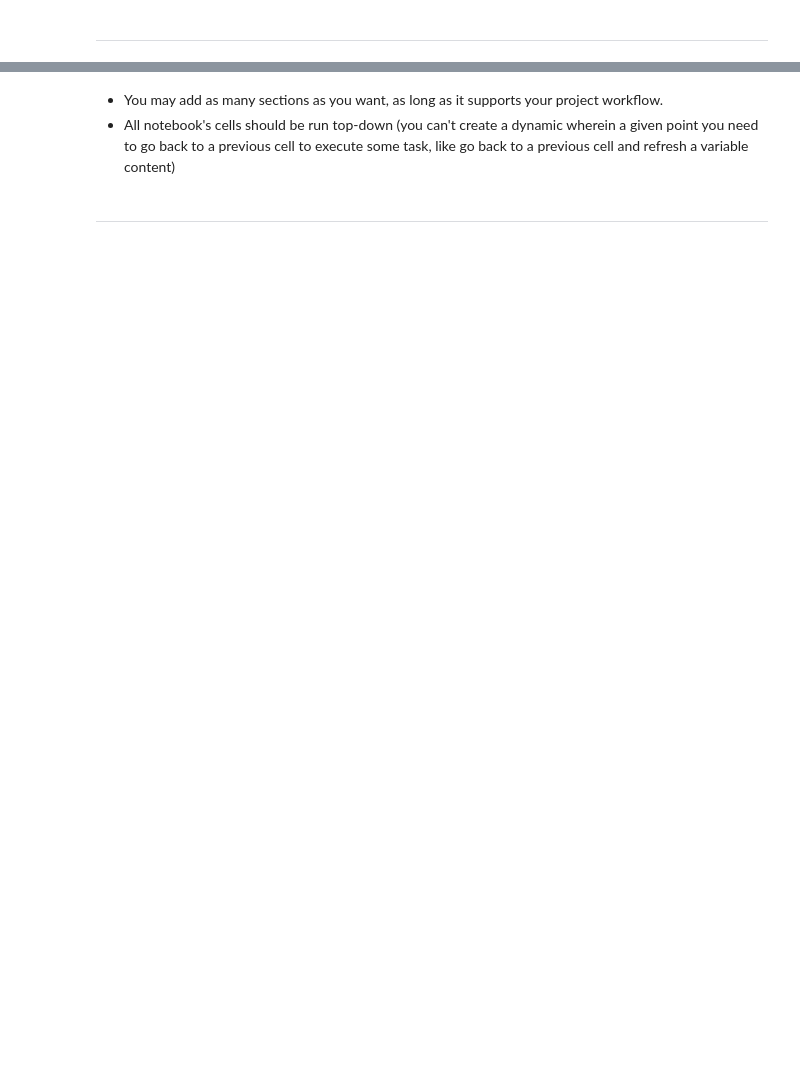
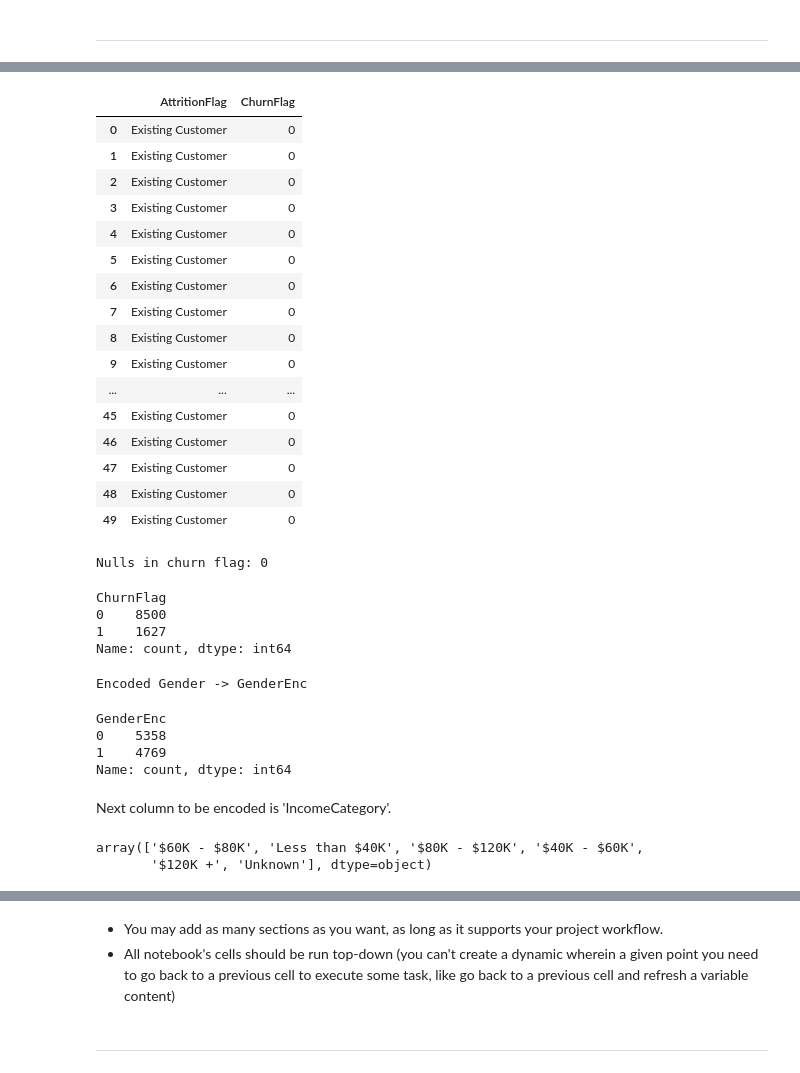
Before and after one commit to RNB1993/CreditCardChurn, a Jupyter notebook: jupyter_notebooks/ETL.ipynb, the cells around one changed output, grey strips where cells are left out. Cells and saved outputs as stored; diff of their text form; code cells hidden in the pictures; blank space fills up the shorter version.

```diff
--- a/jupyter_notebooks/ETL.ipynb
+++ b/jupyter_notebooks/ETL.ipynb
@@ -233,0 +246,17 @@ NOTE
+# %%
+#move away from DF_raw
+#start with renaming columns based on PascalCase standard  to improve readability and consistency going forward.”
+
+df = df_raw.copy()
+
+#renaming columns to PascalCase via for loop
+df.columns = [
+    "".join(word.capitalize() for word in c.strip().split("_"))
+    for c in df.columns
+]
+#checking renaming of columns
+print("Original Columns : ")
+print(df_raw.columns)
+
+print("Renamed Columns : ")
+df.columns
@@ -233,0 +303,57 @@ NOTE
+# %%
+TGT_COL = "AttritionFlag"
+CHURN_COL = "ChurnFlag"
+
+target_map = {
+    "Existing Customer": 0,
+    "Attrited Customer": 1
+}
+
+df[CHURN_COL] = df[TGT_COL].map(target_map)
+
+# Validation of new churn flag
+display(df[[TGT_COL, CHURN_COL]].head(50))
+#checking nulls in churn flag column
+print("Nulls in churn flag:", df[CHURN_COL].isna().sum())
+df[CHURN_COL].value_counts(dropna=False)
+# %% [output]
+|  | AttritionFlag | ChurnFlag |
+| 0 | Existing Customer | 0 |
+| 1 | Existing Customer | 0 |
+| 2 | Existing Customer | 0 |
+| 3 | Existing Customer | 0 |
+| 4 | Existing Customer | 0 |
+| 5 | Existing Customer | 0 |
+| 6 | Existing Customer | 0 |
+| 7 | Existing Customer | 0 |
+| 8 | Existing Customer | 0 |
+| 9 | Existing Customer | 0 |
+| ... | ... | ... |
+| 45 | Existing Customer | 0 |
+| 46 | Existing Customer | 0 |
+| 47 | Existing Customer | 0 |
+| 48 | Existing Customer | 0 |
+| 49 | Existing Customer | 0 |
+Nulls in churn flag: 0
+ChurnFlag
+0    8500
+1    1627
+Name: count, dtype: int64
+# %%
+if "Gender" in df.columns:
+    df["GenderEnc"] = df["Gender"].map({"M": 1, "F": 0})
+    print("Encoded Gender -> GenderEnc")
+df["GenderEnc"].value_counts(dropna=False)
+# %% [output]
+Encoded Gender -> GenderEnc
+GenderEnc
+0    5358
+1    4769
+Name: count, dtype: int64
+# %% [markdown]
+Next column to be encoded is 'IncomeCategory'.
+# %%
+df['IncomeCategory'].unique()
+# %% [output]
+array(['$60K - $80K', 'Less than $40K', '$80K - $120K', '$40K - $60K',
+       '$120K +', 'Unknown'], dtype=object)
```
Also changed, not shown: parts of 29 cells of this notebook, 2 other files.
